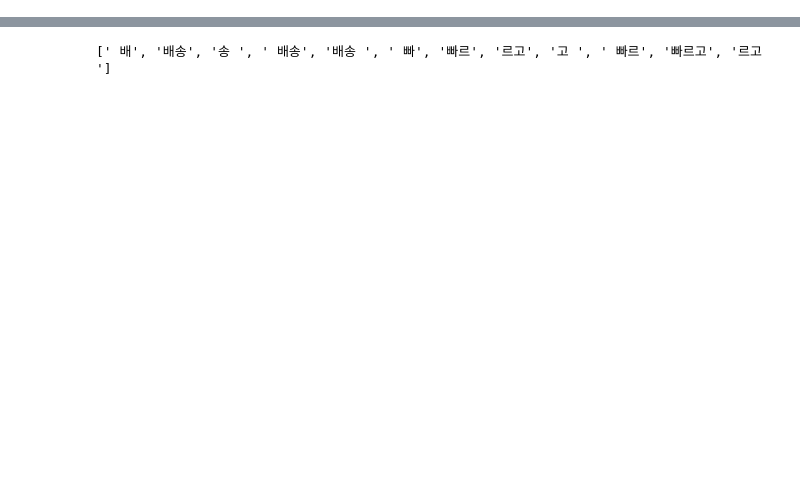
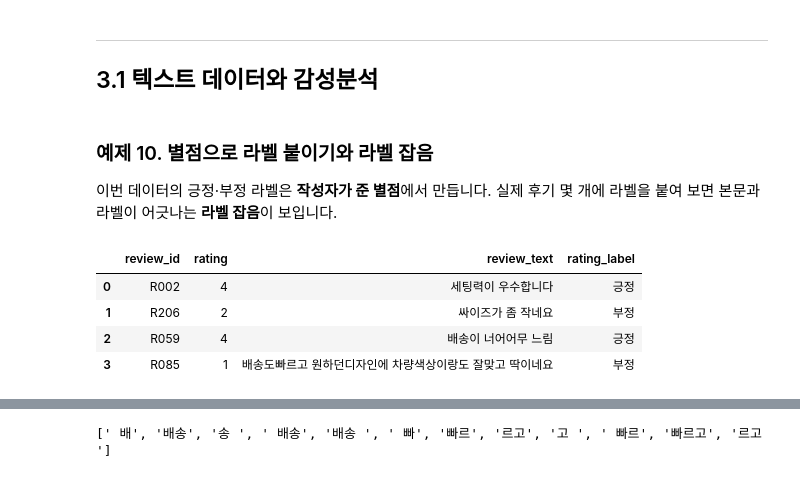
Before and after one commit to itlects/2026-2_ai-data, a Jupyter notebook: Week06/colab/Week06_이론예제_파이썬문법.ipynb, the cells around one changed output, grey strips where cells are left out. Cells and saved outputs as stored; diff of their text form; code cells hidden in the pictures; blank space fills up the shorter version.

```diff
--- a/Week06/colab/Week06_이론예제_파이썬문법.ipynb
+++ b/Week06/colab/Week06_이론예제_파이썬문법.ipynb
@@ -418,0 +280,21 @@ c 099ccb74836f4ea973ba3b1e26034386
+# %% [markdown]
+---
+## 3.1 텍스트 데이터와 감성분석
+# %% [markdown]
+### 예제 10. 별점으로 라벨 붙이기와 라벨 잡음
+이번 데이터의 긍정·부정 라벨은 **작성자가 준 별점**에서 만듭니다. 실제 후기 몇 개에 라벨을 붙여 보면 본문과 라벨이 어긋나는 **라벨 잡음**이 보입니다.
+# %%
+s = pd.DataFrame({
+    "review_id": ["R002", "R206", "R059", "R085"],
+    "rating":    [4, 2, 4, 1],
+    "review_text": ["세팅력이 우수합니다", "싸이즈가 좀 작네요", "배송이 너어어무 느림",
+                    "배송도빠르고 원하던디자인에 차량색상이랑도 잘맞고 딱이네요"],
+})
+s["rating_label"] = s["rating"].map(to_label)      # 별점 4~5 → 긍정, 1~2 → 부정
+s
+# %% [output]
+|  | review_id | rating | review_text | rating_label |
+| 0 | R002 | 4 | 세팅력이 우수합니다 | 긍정 |
+| 1 | R206 | 2 | 싸이즈가 좀 작네요 | 부정 |
+| 2 | R059 | 4 | 배송이 너어어무 느림 | 긍정 |
+| 3 | R085 | 1 | 배송도빠르고 원하던디자인에 차량색상이랑도 잘맞고 딱이네요 | 부정 |
```
Also changed, not shown: parts of 126 cells of this notebook, 3 other files.
